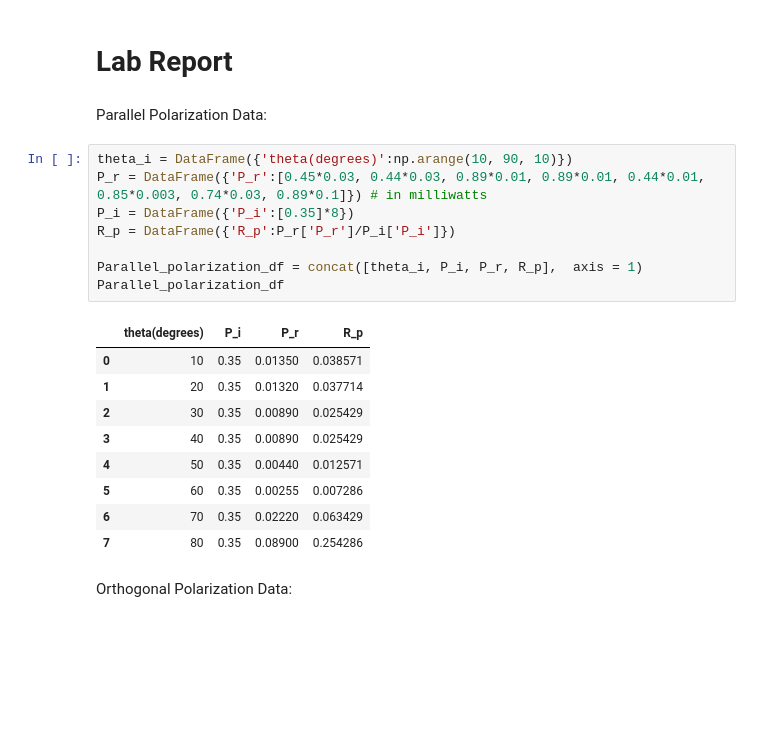
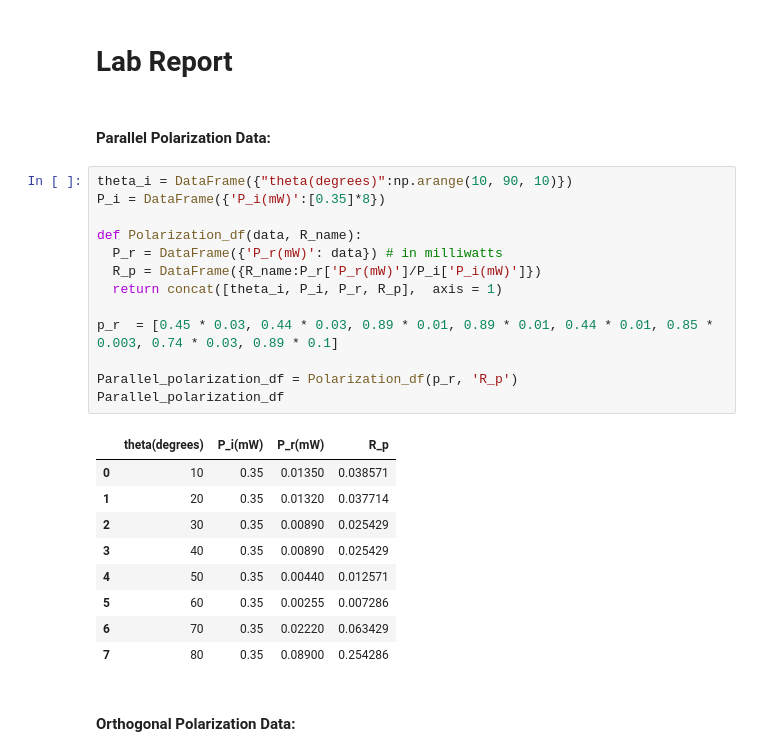
Before and after one commit to mikayla-eckelcifrese/EEE341Labs, a Jupyter notebook: Lab1.ipynb, the cells around one changed output. Drawn from its saved outputs; the diff is of its cells as text; blank space fills up the shorter version.

Commit message:
Completed prelab and added data from PowerPoint videos

```diff
--- a/Lab1.ipynb
+++ b/Lab1.ipynb
@@ -75,17 +71,22 @@ scatter(sReflectance_df, x = 'Angle of Incidence (degrees)',  y = 'S Reflectance
 # %% [markdown]
 # Lab Report
 # %% [markdown]
-Parallel Polarization Data:
+#### Parallel Polarization Data:
 # %%
-theta_i = DataFrame({'theta(degrees)':np.arange(10, 90, 10)})
-P_r = DataFrame({'P_r':[0.45*0.03, 0.44*0.03, 0.89*0.01, 0.89*0.01, 0.44*0.01, 0.85*0.003, 0.74*0.03, 0.89*0.1]}) # in milliwatts
-P_i = DataFrame({'P_i':[0.35]*8})
-R_p = DataFrame({'R_p':P_r['P_r']/P_i['P_i']})
+theta_i = DataFrame({"theta(degrees)":np.arange(10, 90, 10)})
+P_i = DataFrame({'P_i(mW)':[0.35]*8})
 
-Parallel_polarization_df = concat([theta_i, P_i, P_r, R_p],  axis = 1)
+def Polarization_df(data, R_name):
+  P_r = DataFrame({'P_r(mW)': data}) # in milliwatts
+  R_p = DataFrame({R_name:P_r['P_r(mW)']/P_i['P_i(mW)']})
+  return concat([theta_i, P_i, P_r, R_p],  axis = 1)
+
+p_r  = [0.45 * 0.03, 0.44 * 0.03, 0.89 * 0.01, 0.89 * 0.01, 0.44 * 0.01, 0.85 * 0.003, 0.74 * 0.03, 0.89 * 0.1]
+
+Parallel_polarization_df = Polarization_df(p_r, 'R_p')
 Parallel_polarization_df
 # %% [output]
-|  | theta(degrees) | P_i | P_r | R_p |
+|  | theta(degrees) | P_i(mW) | P_r(mW) | R_p |
 | 0 | 10 | 0.35 | 0.01350 | 0.038571 |
 | 1 | 20 | 0.35 | 0.01320 | 0.037714 |
 | 2 | 30 | 0.35 | 0.00890 | 0.025429 |
@@ -95,5 +96,5 @@ Parallel_polarization_df
 | 6 | 70 | 0.35 | 0.02220 | 0.063429 |
 | 7 | 80 | 0.35 | 0.08900 | 0.254286 |
 # %% [markdown]
-Orthogonal Polarization Data:
+#### Orthogonal Polarization Data:
 # %%
```
Also changed, not shown: parts of 9 cells of this notebook.
